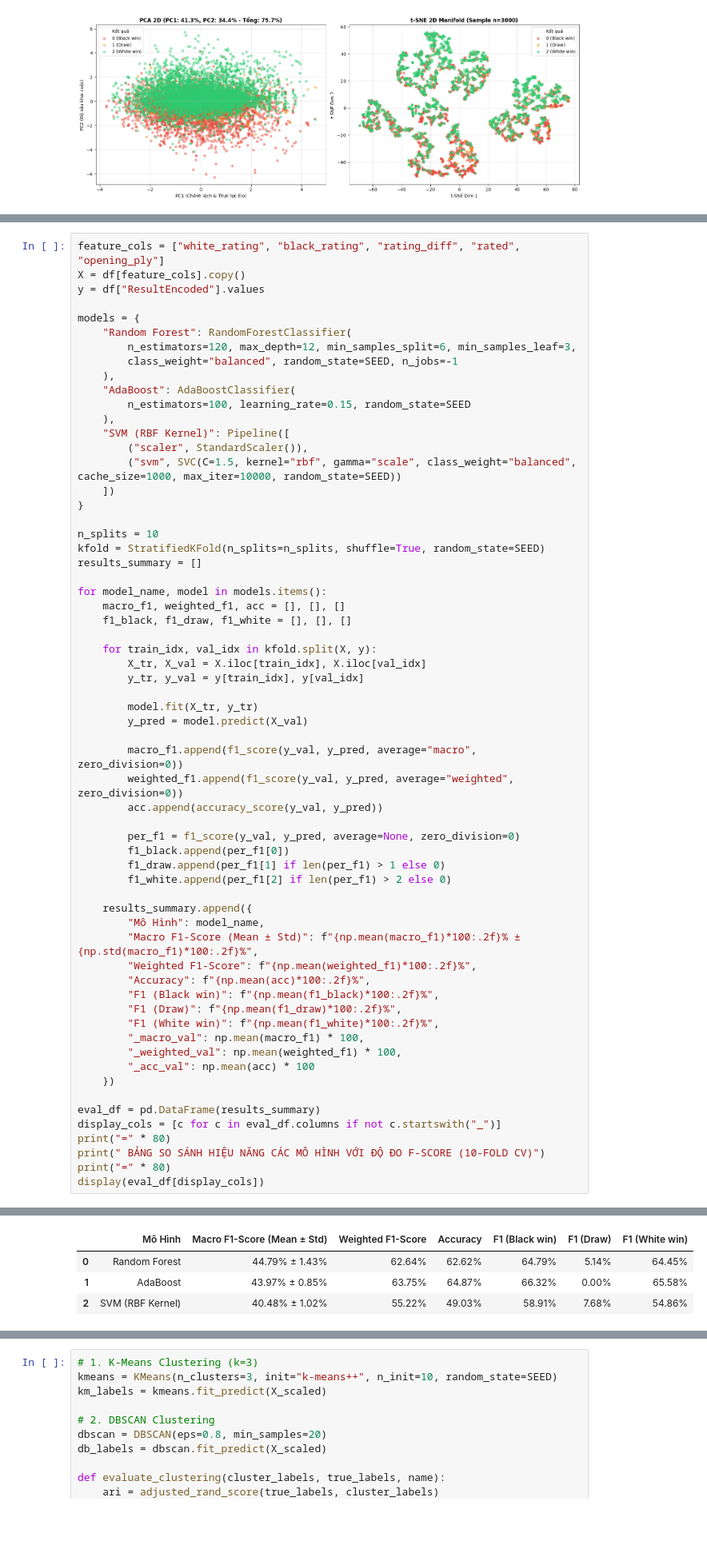
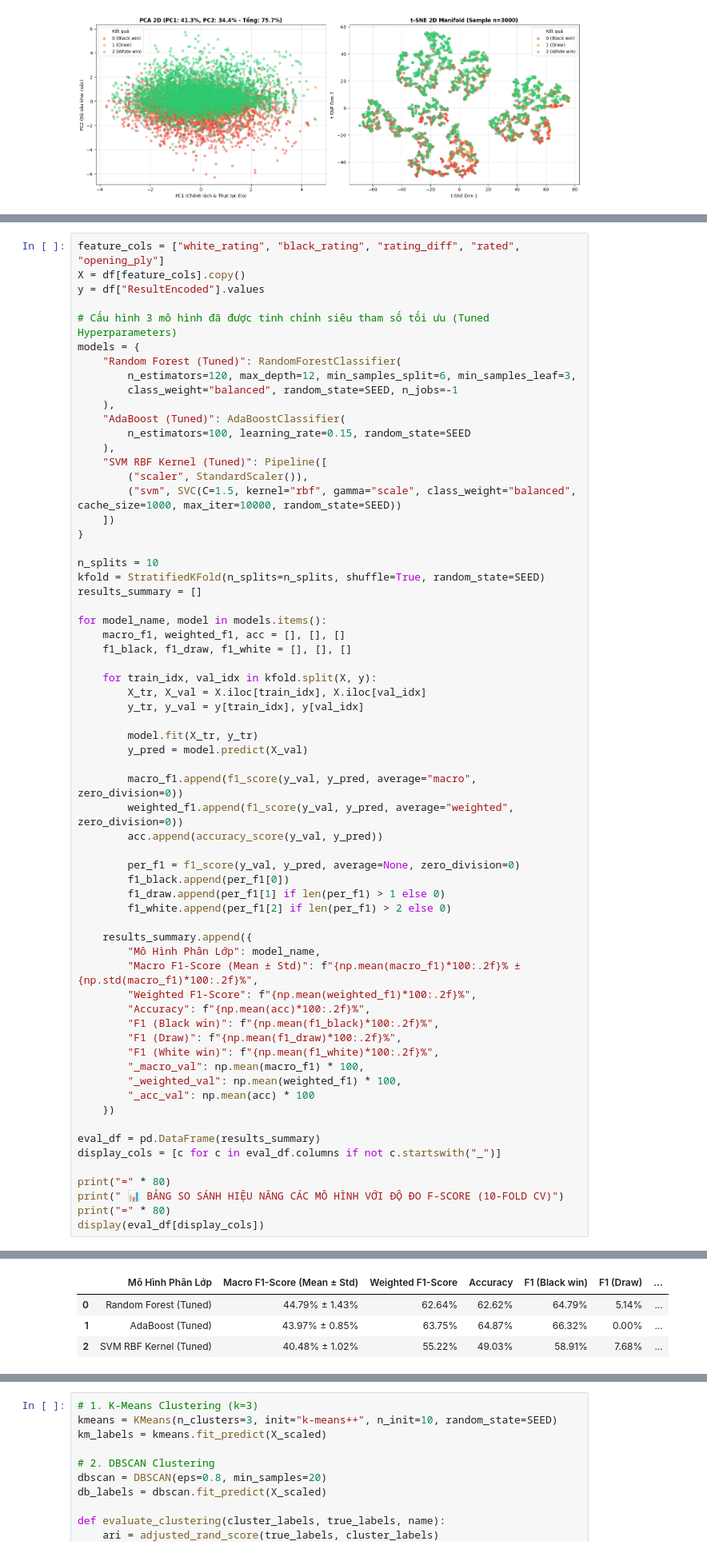
Before and after one commit to vongocgiavy/linh, a Jupyter notebook: lichess_ml_analysis.ipynb, the cells around one changed output, grey strips where cells are left out. Shown at 80% size. Drawn from its saved outputs; the diff is of its cells as text; blank space fills up the shorter version.

```diff
--- a/lichess_ml_analysis.ipynb
+++ b/lichess_ml_analysis.ipynb
@@ -259,15 +275,16 @@ feature_cols = ["white_rating", "black_rating", "rating_diff", "rated", "opening
 X = df[feature_cols].copy()
 y = df["ResultEncoded"].values
 
+# Cấu hình 3 mô hình đã được tinh chỉnh siêu tham số tối ưu (Tuned Hyperparameters)
 models = {
-    "Random Forest": RandomForestClassifier(
+    "Random Forest (Tuned)": RandomForestClassifier(
         n_estimators=120, max_depth=12, min_samples_split=6, min_samples_leaf=3,
         class_weight="balanced", random_state=SEED, n_jobs=-1
     ),
-    "AdaBoost": AdaBoostClassifier(
+    "AdaBoost (Tuned)": AdaBoostClassifier(
         n_estimators=100, learning_rate=0.15, random_state=SEED
     ),
-    "SVM (RBF Kernel)": Pipeline([
+    "SVM RBF Kernel (Tuned)": Pipeline([
         ("scaler", StandardScaler()),
         ("svm", SVC(C=1.5, kernel="rbf", gamma="scale", class_weight="balanced", cache_size=1000, max_iter=10000, random_state=SEED))
     ])
@@ -298,7 +315,7 @@ for model_name, model in models.items():
         f1_white.append(per_f1[2] if len(per_f1) > 2 else 0)
 
     results_summary.append({
-        "Mô Hình": model_name,
+        "Mô Hình Phân Lớp": model_name,
         "Macro F1-Score (Mean ± Std)": f"{np.mean(macro_f1)*100:.2f}% ± {np.std(macro_f1)*100:.2f}%",
         "Weighted F1-Score": f"{np.mean(weighted_f1)*100:.2f}%",
         "Accuracy": f"{np.mean(acc)*100:.2f}%",
@@ -312,8 +329,9 @@ for model_name, model in models.items():
 
 eval_df = pd.DataFrame(results_summary)
 display_cols = [c for c in eval_df.columns if not c.startswith("_")]
+
 print("=" * 80)
-print(" BẢNG SO SÁNH HIỆU NĂNG CÁC MÔ HÌNH VỚI ĐỘ ĐO F-SCORE (10-FOLD CV)")
+print(" 📊 BẢNG SO SÁNH HIỆU NĂNG CÁC MÔ HÌNH VỚI ĐỘ ĐO F-SCORE (10-FOLD CV)")
 print("=" * 80)
 display(eval_df[display_cols])
 # %% [output]
@@ -322,8 +340,8 @@ display(eval_df[display_cols])
 ================================================================================
-|  | Mô Hình | Macro F1-Score (Mean ± Std) | Weighted F1-Score | Accuracy | F1 (Black win) | F1 (Draw) | F1 (White win) |
-| 0 | Random Forest | 44.79% ± 1.43% | 62.64% | 62.62% | 64.79% | 5.14% | 64.45% |
-| 1 | AdaBoost | 43.97% ± 0.85% | 63.75% | 64.87% | 66.32% | 0.00% | 65.58% |
-| 2 | SVM (RBF Kernel) | 40.48% ± 1.02% | 55.22% | 49.03% | 58.91% | 7.68% | 54.86% |
+|  | Mô Hình Phân Lớp | Macro F1-Score (Mean ± Std) | Weighted F1-Score | Accuracy | F1 (Black win) | F1 (Draw) | ... |
+| 0 | Random Forest (Tuned) | 44.79% ± 1.43% | 62.64% | 62.62% | 64.79% | 5.14% | ... |
+| 1 | AdaBoost (Tuned) | 43.97% ± 0.85% | 63.75% | 64.87% | 66.32% | 0.00% | ... |
+| 2 | SVM RBF Kernel (Tuned) | 40.48% ± 1.02% | 55.22% | 49.03% | 58.91% | 7.68% | ... |
 # %%
 # Vẽ biểu đồ so sánh hiệu năng các mô hình
 plt.figure(figsize=(10, 5.5))
```
Also changed, not shown: parts of 5 cells of this notebook, 3 other files.
